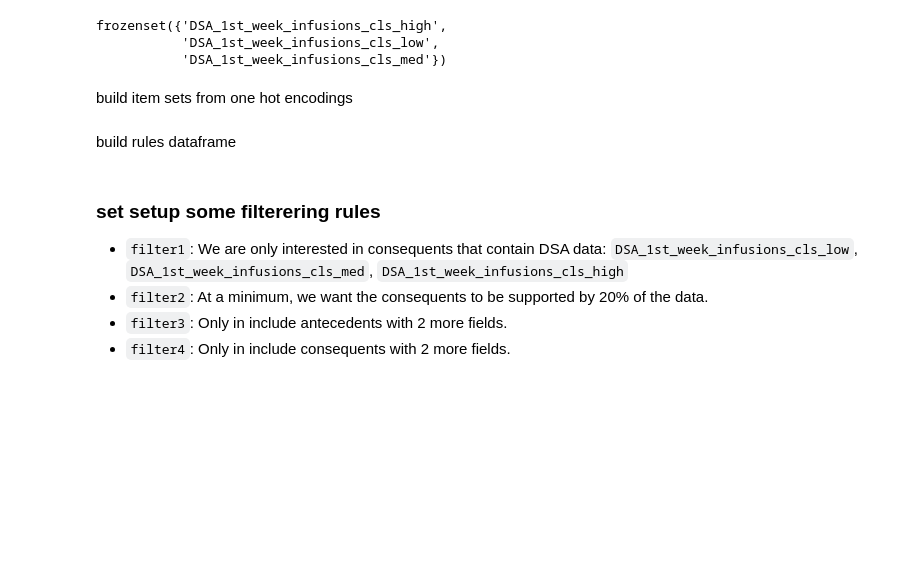
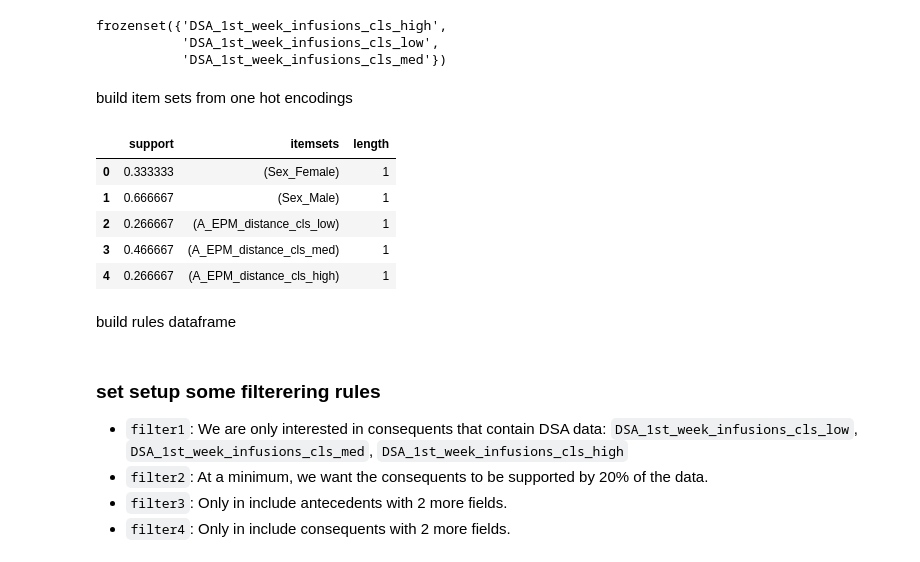
Before and after one commit to uflcod/endophenotype-study-analysis, a Jupyter notebook: notebooks/5JUN2023_rule_mining_3_class.ipynb, the cells around one changed output. Saved outputs shown, nothing was run; the diff lists cells and outputs as text; code cells hidden in the pictures; blank space fills up the shorter version.

```diff
--- a/notebooks/5JUN2023_rule_mining.ipynb
+++ b/notebooks/5JUN2023_rule_mining_3_class.ipynb
@@ -224,6 +249,14 @@ build item sets from one hot encodings
 # %%
 frequent_itemsets = apriori(oh_df, min_support=0.25, use_colnames=True)
 frequent_itemsets['length'] = frequent_itemsets['itemsets'].apply(lambda x: len(x)) # add length info
+frequent_itemsets.head()
+# %% [output]
+|  | support | itemsets | length |
+| 0 | 0.333333 | (Sex_Female) | 1 |
+| 1 | 0.666667 | (Sex_Male) | 1 |
+| 2 | 0.266667 | (A_EPM_distance_cls_low) | 1 |
+| 3 | 0.466667 | (A_EPM_distance_cls_med) | 1 |
+| 4 | 0.266667 | (A_EPM_distance_cls_high) | 1 |
 # %% [markdown]
 build rules dataframe
 # %%
```
Also changed, not shown: parts of 12 cells of this notebook.
